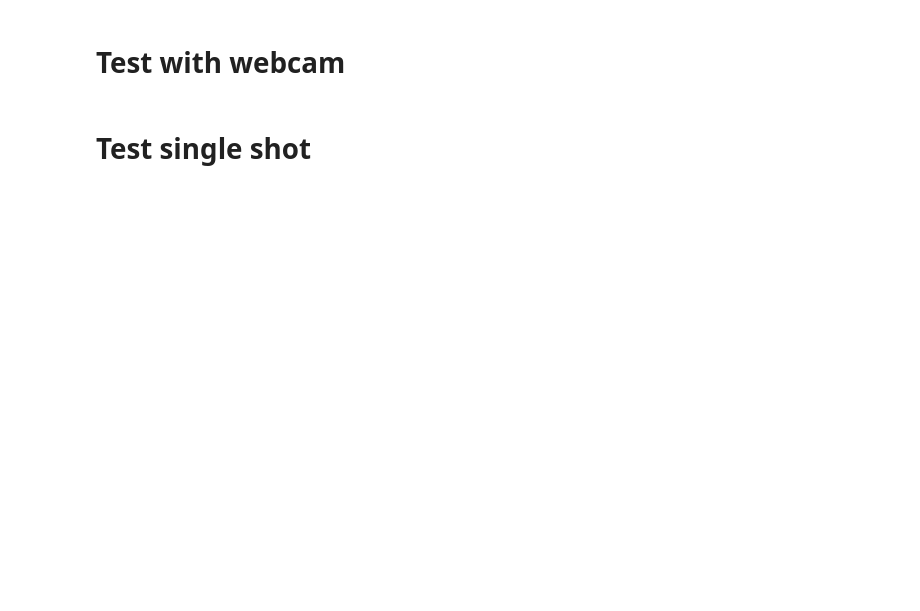
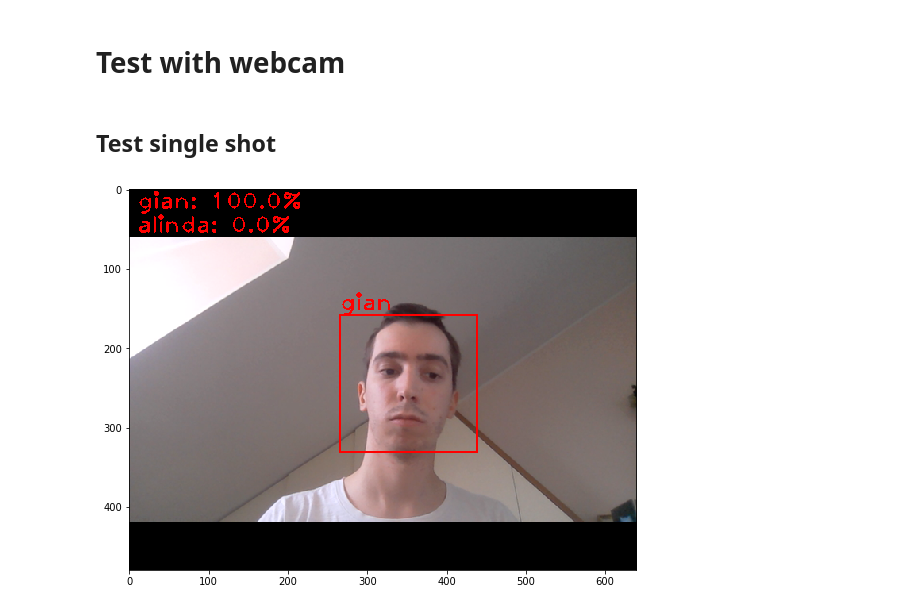
Before and after one commit to GianCarloMilanese/dsim_project, a Jupyter notebook: 2D/test_model.ipynb, the cells around one changed output. Saved outputs shown, nothing was run; the diff lists cells and outputs as text; code cells hidden in the pictures; blank space fills up the shorter version.

```diff
--- a/2D/test_model.ipynb
+++ b/2D/test_model.ipynb
@@ -35,5 +41,10 @@ std = np.array([float(e) for e in mjson["std"]]).reshape(1,1,3)
 model_filename = 'C:/Users/gianc/Anaconda3/envs/dsim/Lib/site-packages/cv2/data/haarcascade_frontalface_default.xml'
 face_detector = cv.CascadeClassifier(model_filename)
+# %%
+# DLIB Face detector fol alignment
+detector = dlib.get_frontal_face_detector()
+predictor = dlib.shape_predictor("shape_predictor_68_face_landmarks.dat")
+fa = FaceAligner(predictor, desiredFaceWidth=224)
 # %%
 # I didn't save the "class_indicices" field for some models...
 if "class_indices" not in mjson:
@@ -57,3 +78,22 @@ labels
+# %%
+# ...should have decided what to save in the json from the start...
+if model_number > 3:
+    mu = np.array([float(e) for e in mjson["mean"]]).reshape(1,1,3)
+    std = np.array([float(e) for e in mjson["std"]]).reshape(1,1,3)
+
+
+if "fine_tuning" in mjson:
+    if mjson["fine_tuning"] == "resnet":
+        preprocess_function = resnet_v2.preprocess_input
+    elif mjson["fine_tuning"] == "no":
+        mu = np.array([float(e) for e in mjson["mean"]]).reshape(1,1,3)
+        std = np.array([float(e) for e in mjson["std"]]).reshape(1,1,3)
+        preprocess_function = lambda x : (x - mu)/std
+else:
+    if model_number <= 3:
+        preprocess_function = resnet_v2.preprocess_input
+    else:
+        preprocess_function = lambda x : (x - mu)/std
 # %% [markdown]
 # Test with webcam
 # %%
@@ -136,11 +189,13 @@ test_model(model, mu, std, labels)
 # %% [markdown]
-# Test single shot
+## Test single shot
 # %%
-def test_model_single_shot(model, mu, std, labels):
+def test_model_single_shot(model, mu, std, labels, preprocessing, align=False):
     cap = cv.VideoCapture(0)
     result, img = cap.read()
     cap.release()
     plt.figure(figsize=(14,7))
-    plt.imshow(add_box(img, model, mu, std, labels)[:,:,::-1])
+    plt.imshow(add_box(img, model, mu, std, labels, preprocessing, align)[:,:,::-1])
 # %%
-test_model_single_shot(model, mu, std, labels)
+test_model_single_shot(model, mu, std, labels, preprocess_function, align=False)
+# %% [output]
+[figure, added]
```
Also changed, not shown: parts of 15 cells of this notebook.
